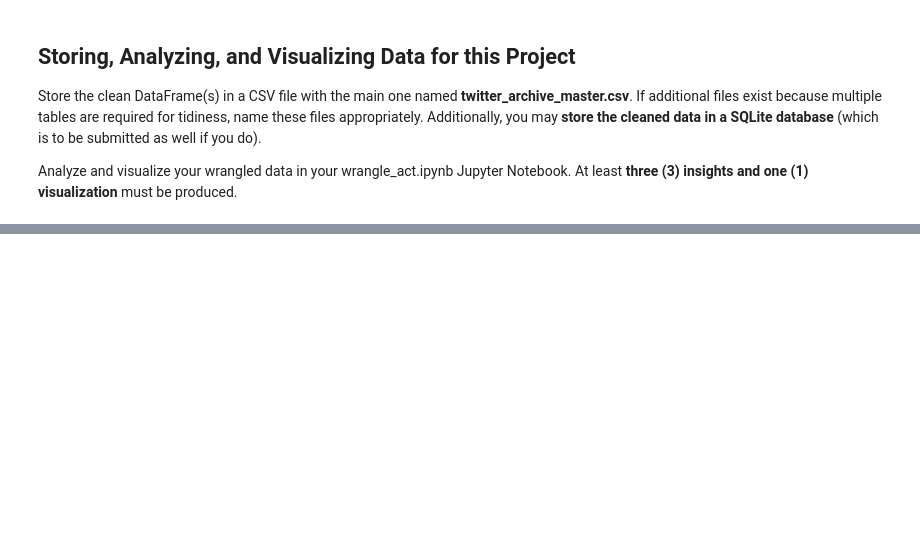
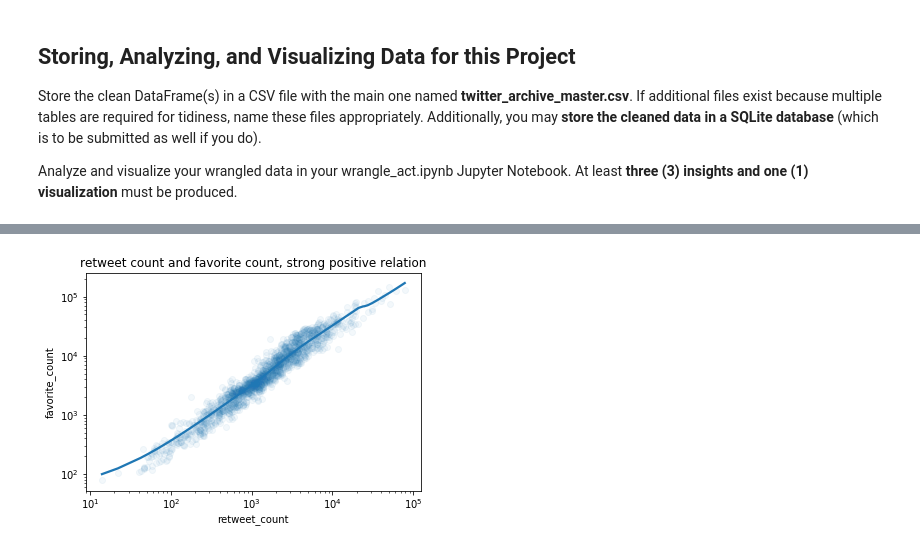
Before and after one commit to teragotti/DAND_data_wrangling, a Jupyter notebook: wrangle_act.ipynb, the cells around one changed output, grey strips where cells are left out. Saved outputs shown, nothing was run; the diff lists cells and outputs as text; code cells hidden in the pictures; blank space fills up the shorter version.

```diff
--- a/wrangle_act.ipynb
+++ b/wrangle_act.ipynb
@@ -629,0 +955,11 @@ Analyze and visualize your wrangled data in your wrangle_act.ipynb Jupyter Noteb
+# %%
+# Initialize figure and ax
+fig, ax = plt.subplots()
+
+# Set the scale of the x-and y-axes
+ax.set(xscale="log", yscale="log")
+sns.regplot(x='retweet_count', y='favorite_count', data=df_master, ax=ax, scatter_kws={'alpha':0.05},lowess=True)
+plt.title('retweet count and favorite count, strong positive relation')
+plt.show()
+# %% [output]
+[figure, added]
```
Also changed, not shown: parts of 94 cells of this notebook, 1 other file.
